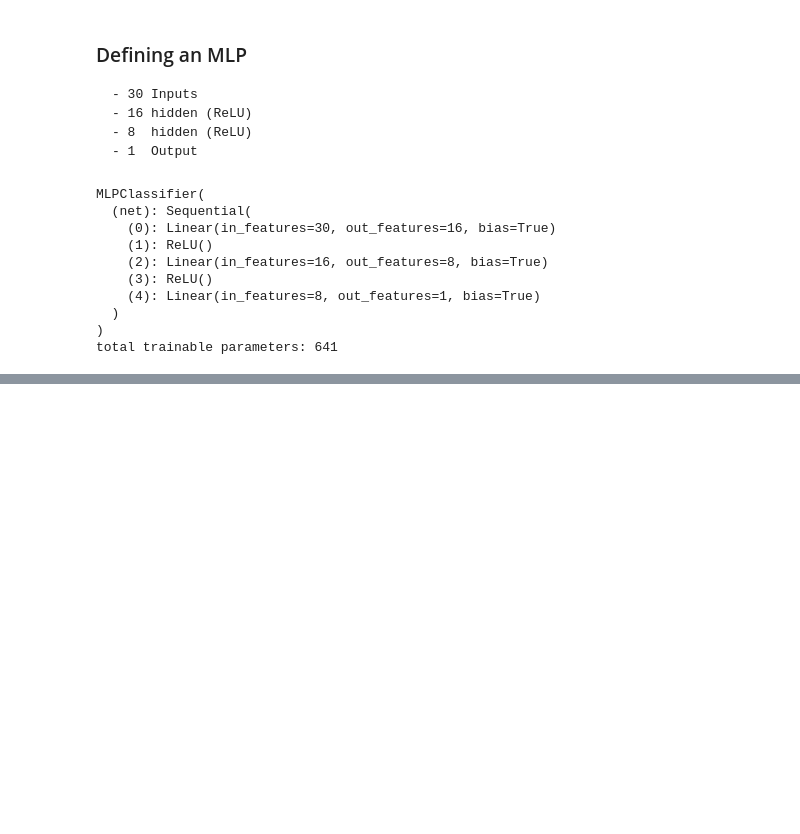
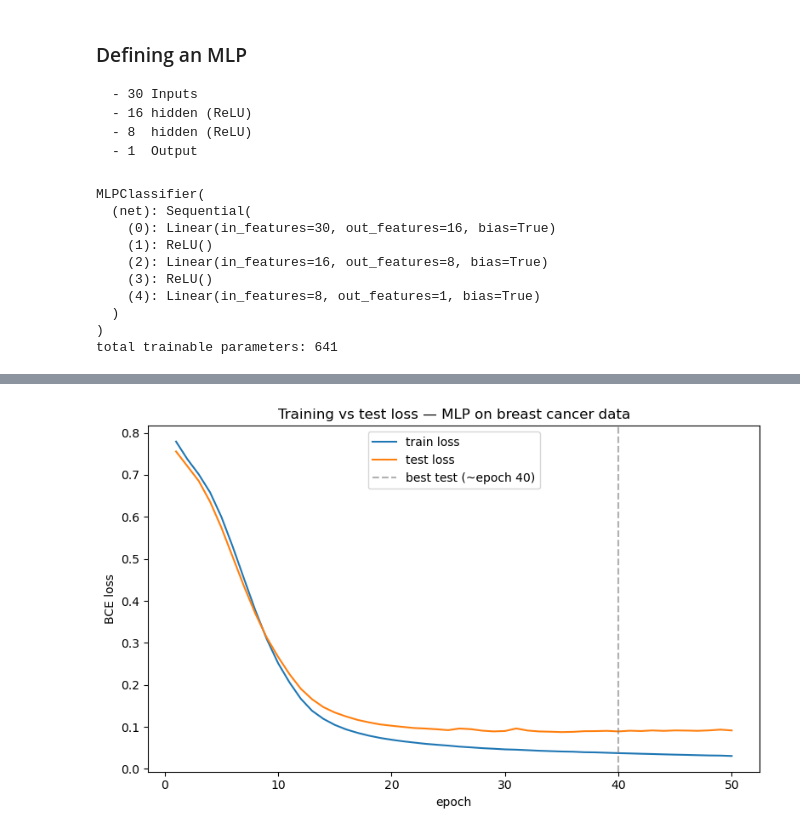
Before and after one commit to kmiringu/module-5-ai-labs, a Jupyter notebook: 03_neural_networks/03_mlp_tabular.ipynb, the cells around one changed output, grey strips where cells are left out. Saved outputs shown, nothing was run; the diff lists cells and outputs as text; code cells hidden in the pictures; blank space fills up the shorter version.

Commit message:
feat: build and evaluate MLP classifier on breast cancer data

```diff
--- a/03_neural_networks/03_mlp_tabular.ipynb
+++ b/03_neural_networks/03_mlp_tabular.ipynb
@@ -150,0 +156,6 @@ total trainable parameters: 641
+# %%
+criterion = nn.BCEWithLogitsLoss()
+optimizer = torch.optim.Adam(model.parameters(), lr=0.001)
+
+print("loss:", criterion)
+print("optimizer:", optimizer.__class__.__name__)
@@ -150,0 +179,26 @@ total trainable parameters: 641
+# %%
+N_EPOCHS = 50
+
+train_losses = []
+test_losses = []
+
+for epoch in range(N_EPOCHS):
+    model.train()
+    epoch_loss = 0.0
+    for xb, yb in train_loader:
+        optimizer.zero_grad()
+        outputs = model(xb)
+        loss = criterion(outputs, yb)
+        loss.backward()
+        optimizer.step()
+        epoch_loss += loss.item() * xb.size(0)
+    train_losses.append(epoch_loss / len(train_ds))
+
+    model.eval()
+    with torch.no_grad():
+        test_logits = model(X_test_t)
+        test_loss = criterion(test_logits, y_test_t)
+    test_losses.append(test_loss.item())
+
+    if (epoch + 1) % 10 == 0:
+        print(f"epoch {epoch+1:3d}  train_loss {train_losses[-1]:.4f}   test_loss {test_losses[-1]:.4f}")
@@ -150,0 +217,15 @@ total trainable parameters: 641
+# %%
+import matplotlib.pyplot as plt
+
+plt.figure(figsize=(8, 5))
+plt.plot(range(1, N_EPOCHS + 1), train_losses, label="train loss")
+plt.plot(range(1, N_EPOCHS + 1), test_losses, label="test loss")
+plt.axvline(40, color="gray", linestyle="--", alpha=0.6, label="best test (~epoch 40)")
+plt.xlabel("epoch")
+plt.ylabel("BCE loss")
+plt.title("Training vs test loss — MLP on breast cancer data")
+plt.legend()
+plt.tight_layout()
+plt.show()
+# %% [output]
+[figure, added]
```
Also changed, not shown: parts of 6 cells of this notebook.
